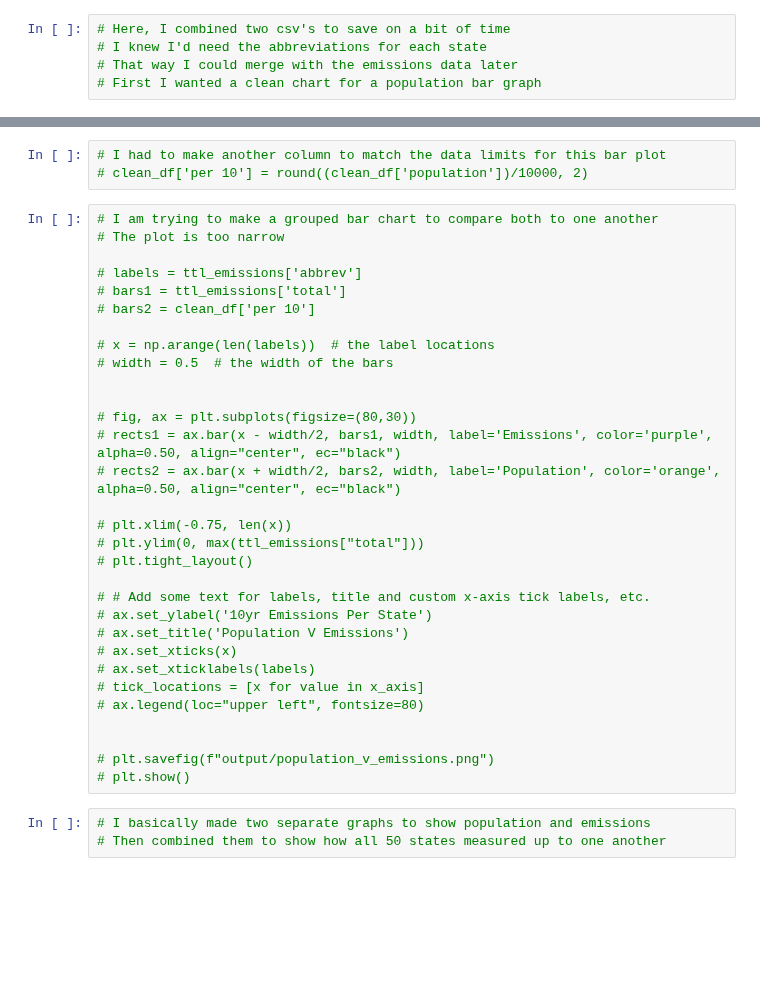
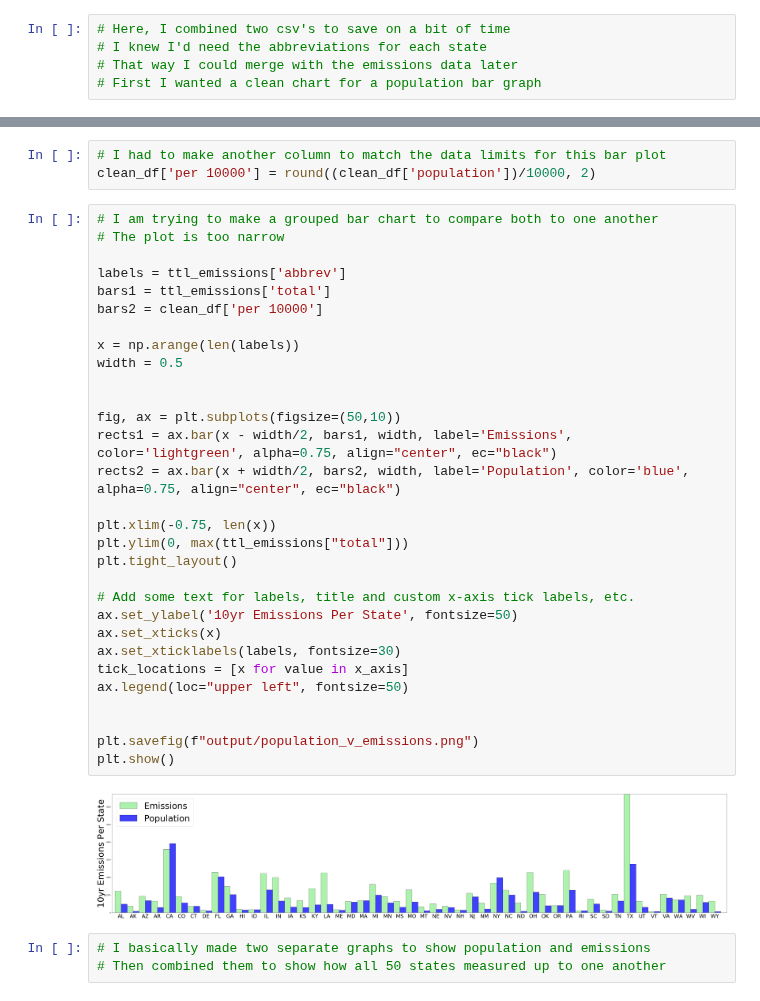
Before and after one commit to Asia-Hewett/solar_v_emissions_project, a Jupyter notebook: statepop_vs_airqual.ipynb, the cells around one changed output, grey strips where cells are left out. Drawn from its saved outputs; the diff is of its cells as text; blank space fills up the shorter version.

```diff
--- a/statepop_vs_airqual.ipynb
+++ b/statepop_vs_airqual.ipynb
@@ -115,37 +117,38 @@ final_st_df
 # %%
 # I had to make another column to match the data limits for this bar plot
-# clean_df['per 10'] = round((clean_df['population'])/10000, 2)
+clean_df['per 10000'] = round((clean_df['population'])/10000, 2)
 # %%
 # I am trying to make a grouped bar chart to compare both to one another
 # The plot is too narrow
 
-# labels = ttl_emissions['abbrev']
-# bars1 = ttl_emissions['total']
-# bars2 = clean_df['per 10']
+labels = ttl_emissions['abbrev']
+bars1 = ttl_emissions['total']
+bars2 = clean_df['per 10000']
 
-# x = np.arange(len(labels))  # the label locations
-# width = 0.5  # the width of the bars
+x = np.arange(len(labels))
+width = 0.5
 
 
-# fig, ax = plt.subplots(figsize=(80,30))
-# rects1 = ax.bar(x - width/2, bars1, width, label='Emissions', color='purple', alpha=0.50, align="center", ec="black")
-# rects2 = ax.bar(x + width/2, bars2, width, label='Population', color='orange', alpha=0.50, align="center", ec="black")
+fig, ax = plt.subplots(figsize=(50,10))
+rects1 = ax.bar(x - width/2, bars1, width, label='Emissions', color='lightgreen', alpha=0.75, align="center", ec="black")
+rects2 = ax.bar(x + width/2, bars2, width, label='Population', color='blue', alpha=0.75, align="center", ec="black")
 
-# plt.xlim(-0.75, len(x))
-# plt.ylim(0, max(ttl_emissions["total"]))
-# plt.tight_layout()
+plt.xlim(-0.75, len(x))
+plt.ylim(0, max(ttl_emissions["total"]))
+plt.tight_layout()
 
-# # Add some text for labels, title and custom x-axis tick labels, etc.
-# ax.set_ylabel('10yr Emissions Per State')
-# ax.set_title('Population V Emissions')
-# ax.set_xticks(x)
-# ax.set_xticklabels(labels)
-# tick_locations = [x for value in x_axis]
-# ax.legend(loc="upper left", fontsize=80)
+# Add some text for labels, title and custom x-axis tick labels, etc.
+ax.set_ylabel('10yr Emissions Per State', fontsize=50)
+ax.set_xticks(x)
+ax.set_xticklabels(labels, fontsize=30)
+tick_locations = [x for value in x_axis]
+ax.legend(loc="upper left", fontsize=50)
 
 
-# plt.savefig(f"output/population_v_emissions.png")
-# plt.show()
+plt.savefig(f"output/population_v_emissions.png")
+plt.show()
+# %% [output]
+[figure, added]
 # %%
 # I basically made two separate graphs to show population and emissions
 # Then combined them to show how all 50 states measured up to one another
```
Also changed, not shown: parts of 6 cells of this notebook, 3 other files.
